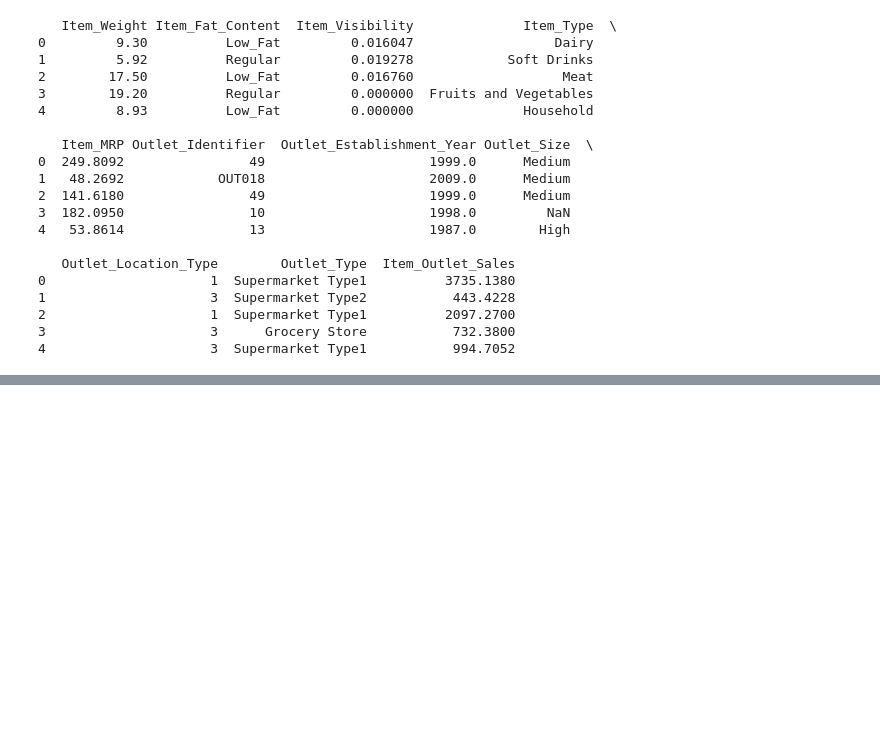
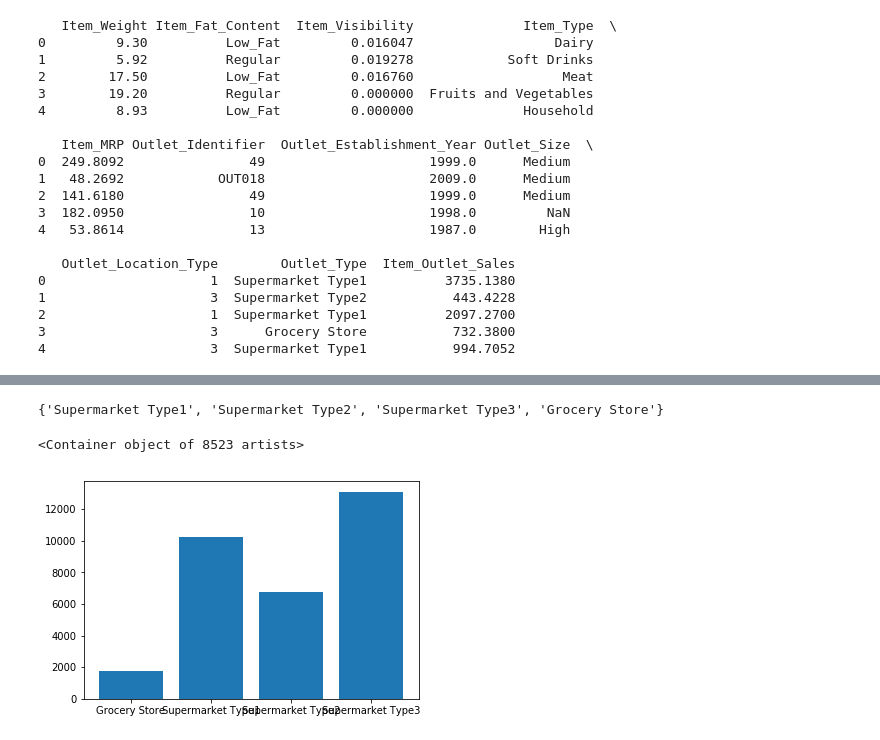
Before and after one commit to alishan-kaisani/BigMart-Data-Analysis, a Jupyter notebook: BigMart_Visualizations.ipynb, the cells around one changed output, grey strips where cells are left out. Drawn from its saved outputs; the diff is of its cells as text; code cells hidden in the pictures; blank space fills up the shorter version.

```diff
--- a/BigMart_Visualizations.ipynb
+++ b/BigMart_Visualizations.ipynb
@@ -312,0 +322,9 @@ print(df.head())
+# %%
+# Bar chart for Item_Outlet_Sales vs. Outlet_Type
+
+print(set(df["Outlet_Type"]))
+plt.bar(df["Outlet_Type"], df["Item_Outlet_Sales"], align="center")
+# %% [output]
+{'Supermarket Type1', 'Supermarket Type2', 'Supermarket Type3', 'Grocery Store'}
+<Container object of 8523 artists>
+[figure, added]
```
Also changed, not shown: parts of 5 cells of this notebook.
